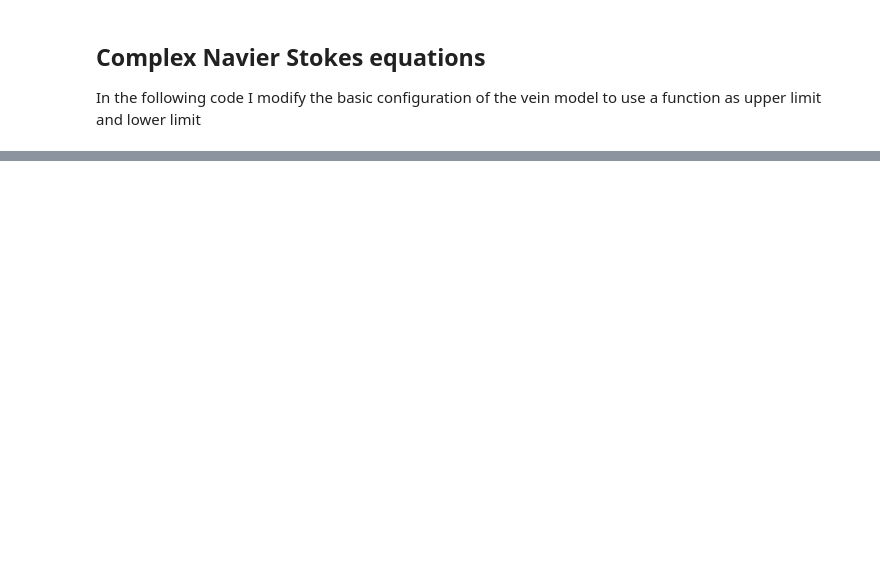
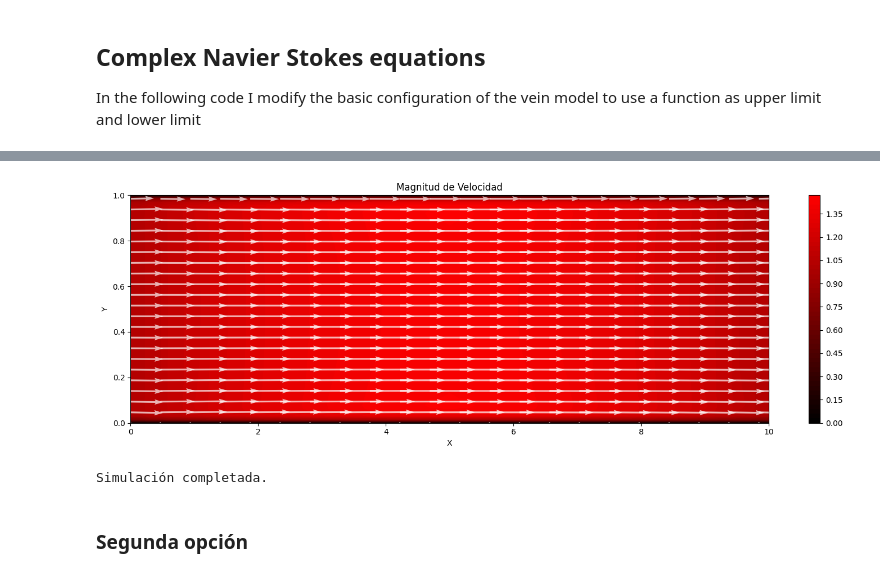
Before and after one commit to LuisPablo54/Algoritmos-bioinspirados, a Jupyter notebook: Proyecto_MHD/Complex_Navier-Stokes_equations.ipynb, the cells around one changed output, grey strips where cells are left out. Cells and saved outputs as stored; diff of their text form; code cells hidden in the pictures; blank space fills up the shorter version.

```diff
--- a/Proyecto_MHD/Complex_Navier-Stokes_equations.ipynb
+++ b/Proyecto_MHD/Complex_Navier-Stokes_equations.ipynb
@@ -176 +178,27 @@ Simulación completada.
+# %%
+            #************Graficar****************
+fig, ax = plt.subplots(figsize=(15, 5)) # Figura alargada
+
+velocity_magnitude = np.sqrt(u_next**2 + v_next**2)
+
+    # Colormap negro→rojo
+black_red = LinearSegmentedColormap.from_list("black_red", ["black", "red"])
+
+    # 2. Magnitud de velocidad
+contour = ax.contourf(X, Y, velocity_magnitude, levels=50, cmap=black_red, alpha=1.0)
+ax.quiver(X[::3, ::3], Y[::3, ::3], u_next[::3, ::3], v_next[::3, ::3],
+            scale=20, color='white', alpha=0.7) # Flechas de velocidad
+ax.set_title('Magnitud de Velocidad')
+ax.set_xlabel('X')
+ax.set_ylabel('Y')
+plt.colorbar(contour, ax=ax)
+
+plt.tight_layout()
+plt.show()
+print("Simulación completada.")
+# %% [output]
+[figure, added]
+Simulación completada.
+# %% [markdown]
+### Segunda opción
 # %%
```
Also changed, not shown: parts of 3 cells of this notebook, 5 other files.
